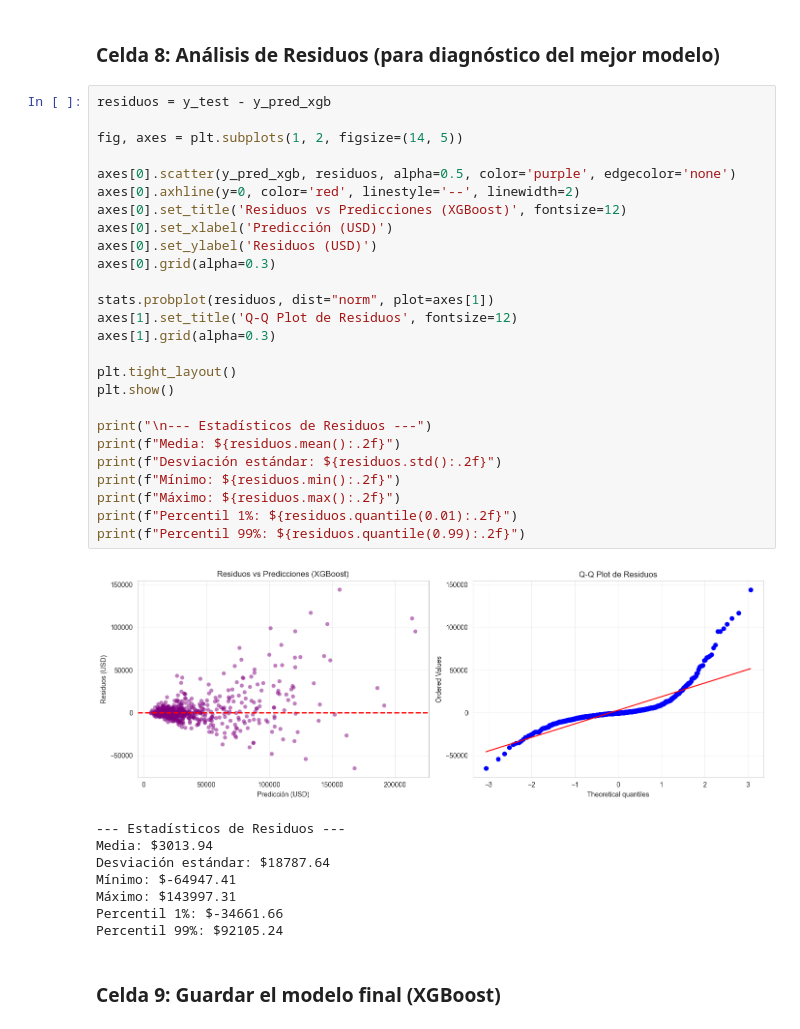
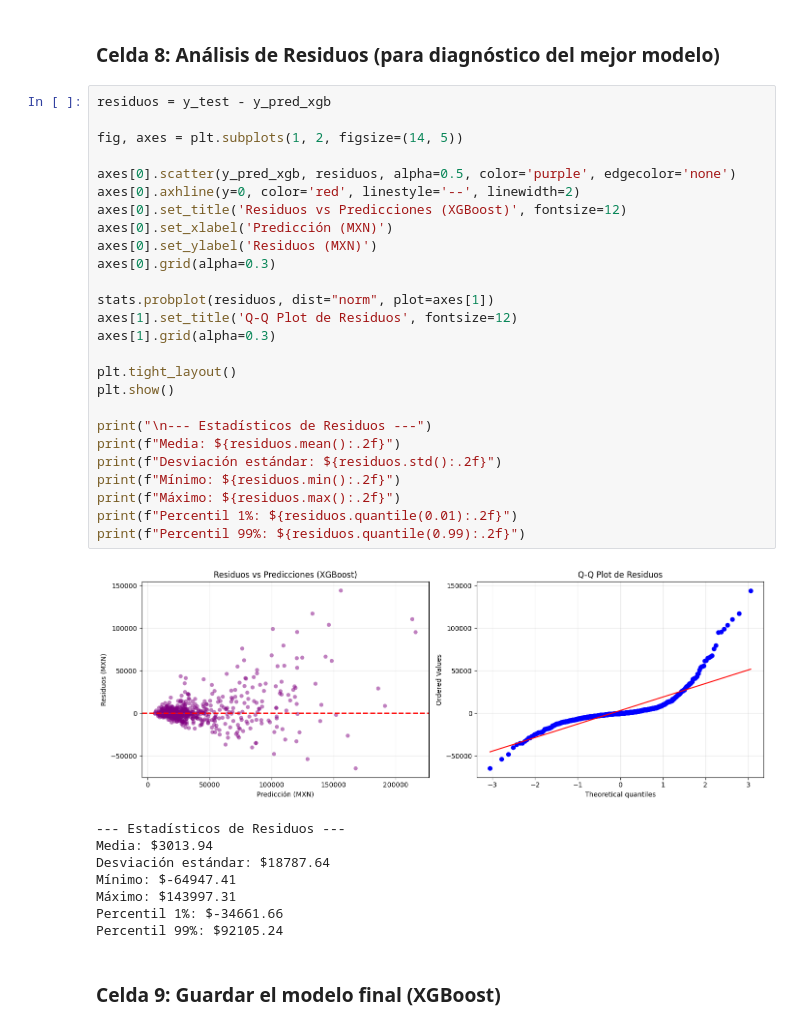
Before and after one commit to PabloHernandezMartinez/homify-sistema-rentas, a Jupyter notebook: ML/modelado_final.ipynb, the cells around one changed output. Saved outputs shown, nothing was run; the diff lists cells and outputs as text.

Commit message:
Corrige etiquetas de moneda en gráficos de residuos

```diff
--- a/ML/modelado_final.ipynb
+++ b/ML/modelado_final.ipynb
@@ -282,31 +282,31 @@ plt.show()
 # %%
 residuos = y_test - y_pred_xgb
 
 fig, axes = plt.subplots(1, 2, figsize=(14, 5))
 
 axes[0].scatter(y_pred_xgb, residuos, alpha=0.5, color='purple', edgecolor='none')
 axes[0].axhline(y=0, color='red', linestyle='--', linewidth=2)
 axes[0].set_title('Residuos vs Predicciones (XGBoost)', fontsize=12)
-axes[0].set_xlabel('Predicción (USD)')
-axes[0].set_ylabel('Residuos (USD)')
+axes[0].set_xlabel('Predicción (MXN)')
+axes[0].set_ylabel('Residuos (MXN)')
 axes[0].grid(alpha=0.3)
 
 stats.probplot(residuos, dist="norm", plot=axes[1])
 axes[1].set_title('Q-Q Plot de Residuos', fontsize=12)
 axes[1].grid(alpha=0.3)
 
 plt.tight_layout()
 plt.show()
 
 print("\n--- Estadísticos de Residuos ---")
 print(f"Media: ${residuos.mean():.2f}")
 print(f"Desviación estándar: ${residuos.std():.2f}")
 print(f"Mínimo: ${residuos.min():.2f}")
 print(f"Máximo: ${residuos.max():.2f}")
 print(f"Percentil 1%: ${residuos.quantile(0.01):.2f}")
 print(f"Percentil 99%: ${residuos.quantile(0.99):.2f}")
 # %% [output]
-[figure, old version]
+[figure, new version]
 --- Estadísticos de Residuos ---
 Media: $3013.94
 Desviación estándar: $18787.64
```
Also changed, not shown: parts of 1 cell of this notebook.
